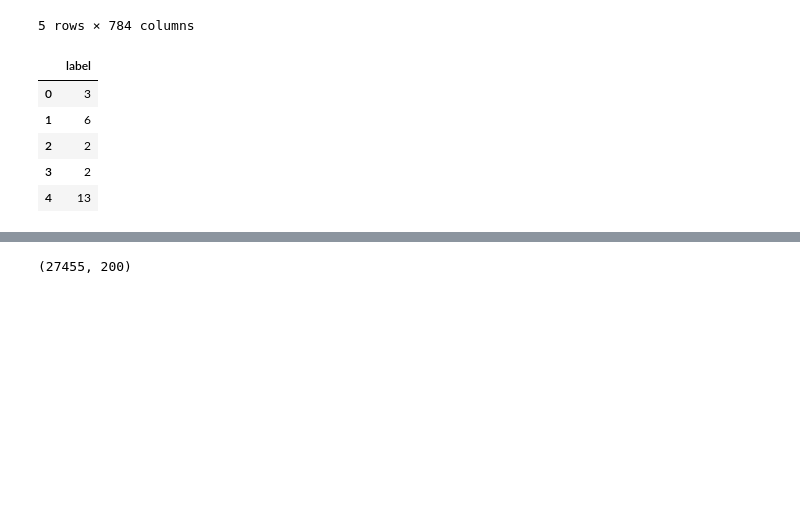
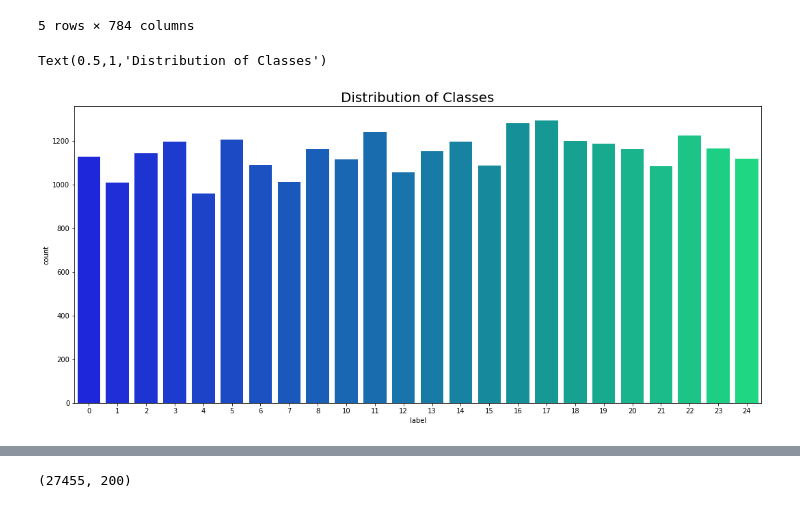
Before and after one commit to rkkaveri/hand_sign_dataset_training, a Jupyter notebook: hand_sign.ipynb, the cells around one changed output, grey strips where cells are left out. Cells and saved outputs as stored; diff of their text form; code cells hidden in the pictures; blank space fills up the shorter version.

```diff
--- a/hand_sign.ipynb
+++ b/hand_sign.ipynb
@@ -45,14 +36,14 @@ features.head()
 | 3 | 211 | 211 | 212 | 212 | 211 | 210 | 211 | 210 | 210 | 211 | ... | ... |
 | 4 | 164 | 167 | 170 | 172 | 176 | 179 | 180 | 184 | 185 | 186 | ... | ... |
 5 rows × 784 columns
-# %%
-#extracting target column from dataset
-target = pd.DataFrame(dataset['label'])
-target.head()
-# %% [output]
-|  | label |
-| 0 | 3 |
-| 1 | 6 |
-| 2 | 2 |
-| 3 | 2 |
-| 4 | 13 |
+# %%
+#extracting target column from dataset
+target = dataset['label']
+
+#visualising balance amoung the classes
+plt.figure(figsize=(18,8))
+sns.countplot(x=target,palette='winter')
+plt.title('Distribution of Classes',size=20)
+# %% [output]
+Text(0.5,1,'Distribution of Classes')
+[figure, added]
```
Also changed, not shown: parts of 13 cells of this notebook.
